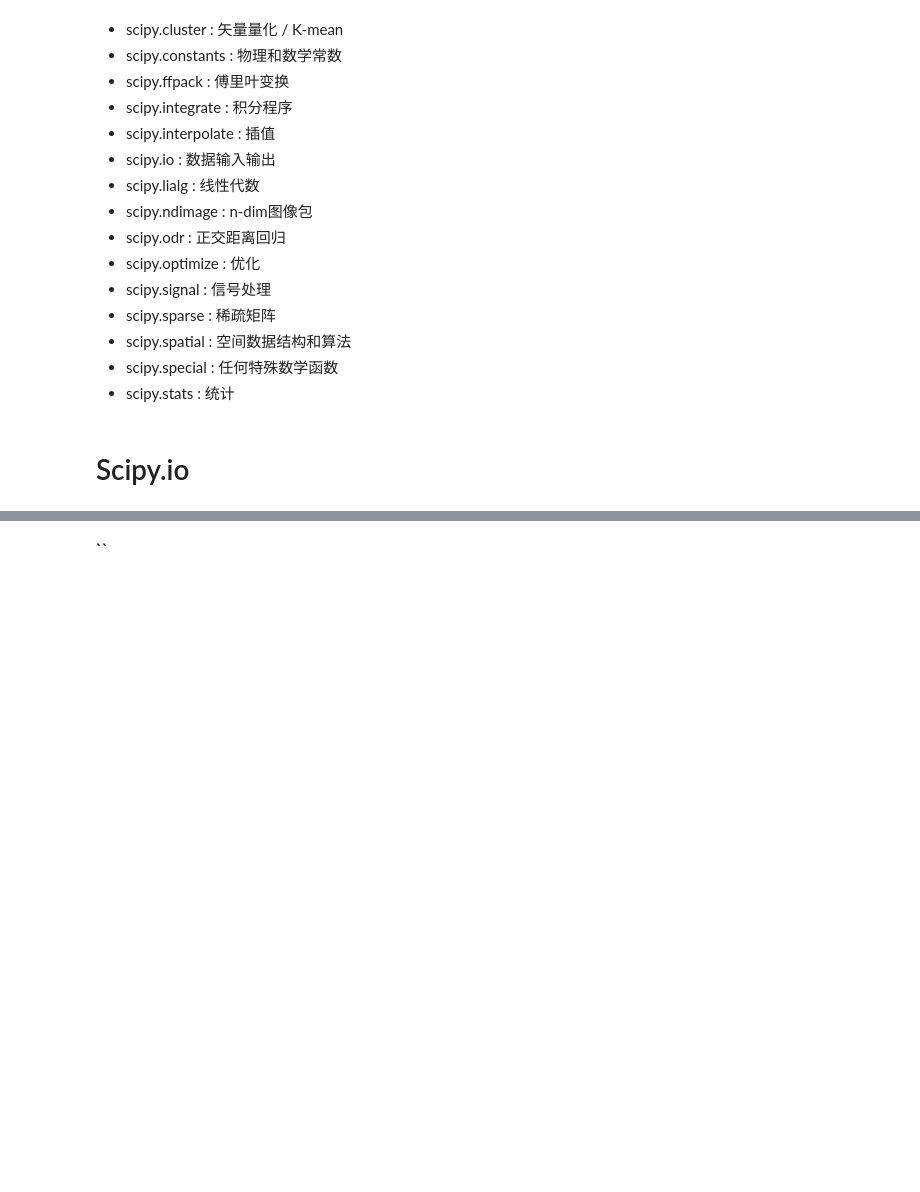
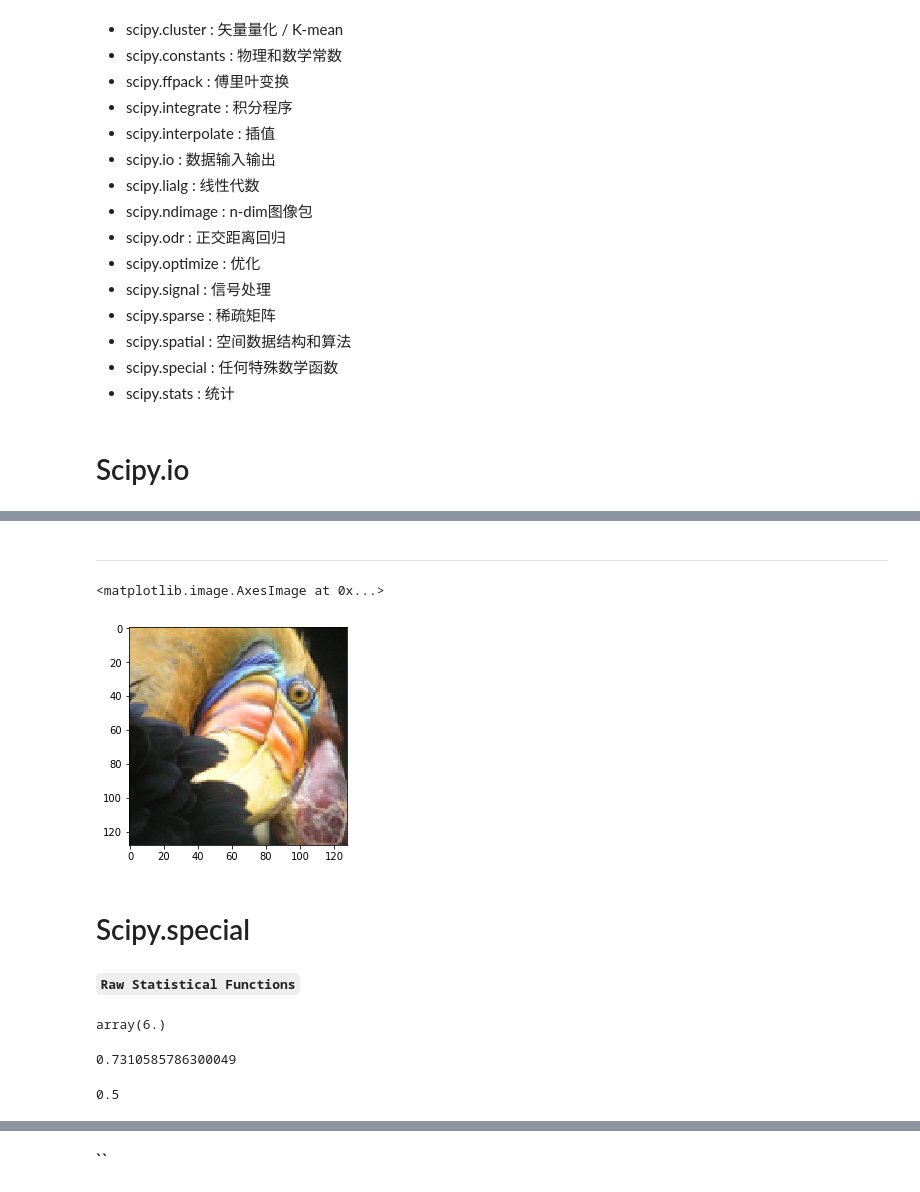
Before and after one commit to MatrixTyrion/Machine-Learning-Tyrion, a Jupyter notebook: ML_Python_Model/Scipy/scipy.ipynb, the cells around one changed output, grey strips where cells are left out. Drawn from its saved outputs; the diff is of its cells as text; code cells hidden in the pictures; blank space fills up the shorter version.

```diff
--- a/ML_Python_Model/Scipy/scipy.ipynb
+++ b/ML_Python_Model/Scipy/scipy.ipynb
@@ -36,0 +129,28 @@ a = np.ones((3,3))
+# %% [markdown]
+---------------
+# %%
+img = plt.imread(png_path)
+plt.figure()
+plt.imshow(img)
+# %% [output]
+<matplotlib.image.AxesImage at 0x...>
+[figure, added]
+# %% [markdown]
+# Scipy.special
+# %% [markdown]
+**`Raw Statistical Functions`**
+# %%
+# 阶乘
+scipy.special.factorial(3)
+# %% [output]
+array(6.)
+# %%
+# sigmoid
+# expit(x) = 1/(1+exp(-x))
+scipy.special.expit(1)
+# %% [output]
+0.7310585786300049
+# %%
+scipy.special.expit(0)
+# %% [output]
+0.5
```
Also changed, not shown: parts of 45 cells of this notebook, 5 other files.
